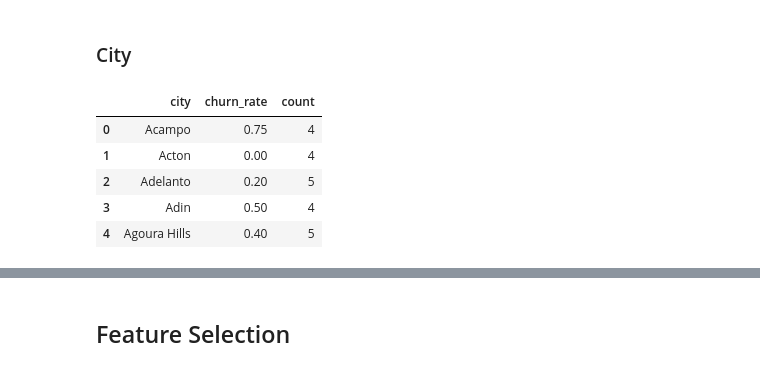
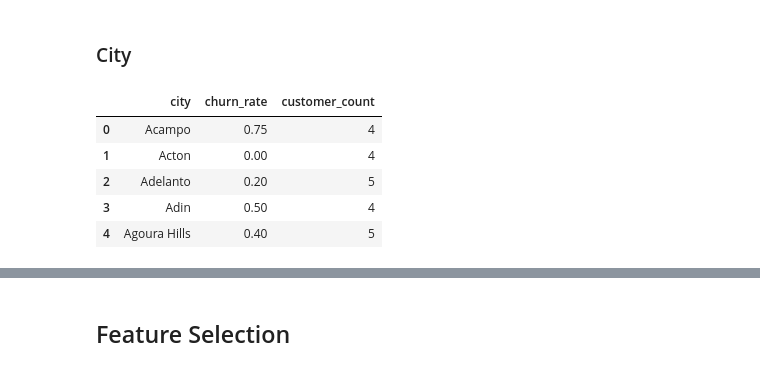
Before and after one commit to FerFilho23/Telecom-Churn-Prediction, a Jupyter notebook: notebooks/01_eda.ipynb, the cells around one changed output, grey strips where cells are left out. Cells and saved outputs as stored; diff of their text form; code cells hidden in the pictures.

```diff
--- a/notebooks/01_eda.ipynb
+++ b/notebooks/01_eda.ipynb
@@ -251,15 +251,15 @@ The focus should be on improving product and service quality, and reducing price
 # %% [markdown]
 ### City
 # %%
-churn_rate = df.groupby("city").churn_value.mean()
-city_counts = df.city.value_counts()
+city_churn = (
+    df.groupby("city")
+    .agg(churn_rate=("churn_value", "mean"), customer_count=("churn_value", "size"))
+    .reset_index()
+)
 
-df_city_churn = pd.DataFrame({"churn_rate": churn_rate}).reset_index()
-df_city_churn = df_city_churn.merge(city_counts, on="city")
-
-df_city_churn.head()
+city_churn.head()
 # %% [output]
-|  | city | churn_rate | count |
+|  | city | churn_rate | customer_count |
 | 0 | Acampo | 0.75 | 4 |
 | 1 | Acton | 0.00 | 4 |
 | 2 | Adelanto | 0.20 | 5 |
```
Also changed, not shown: parts of 7 cells of this notebook, 2 other files.
